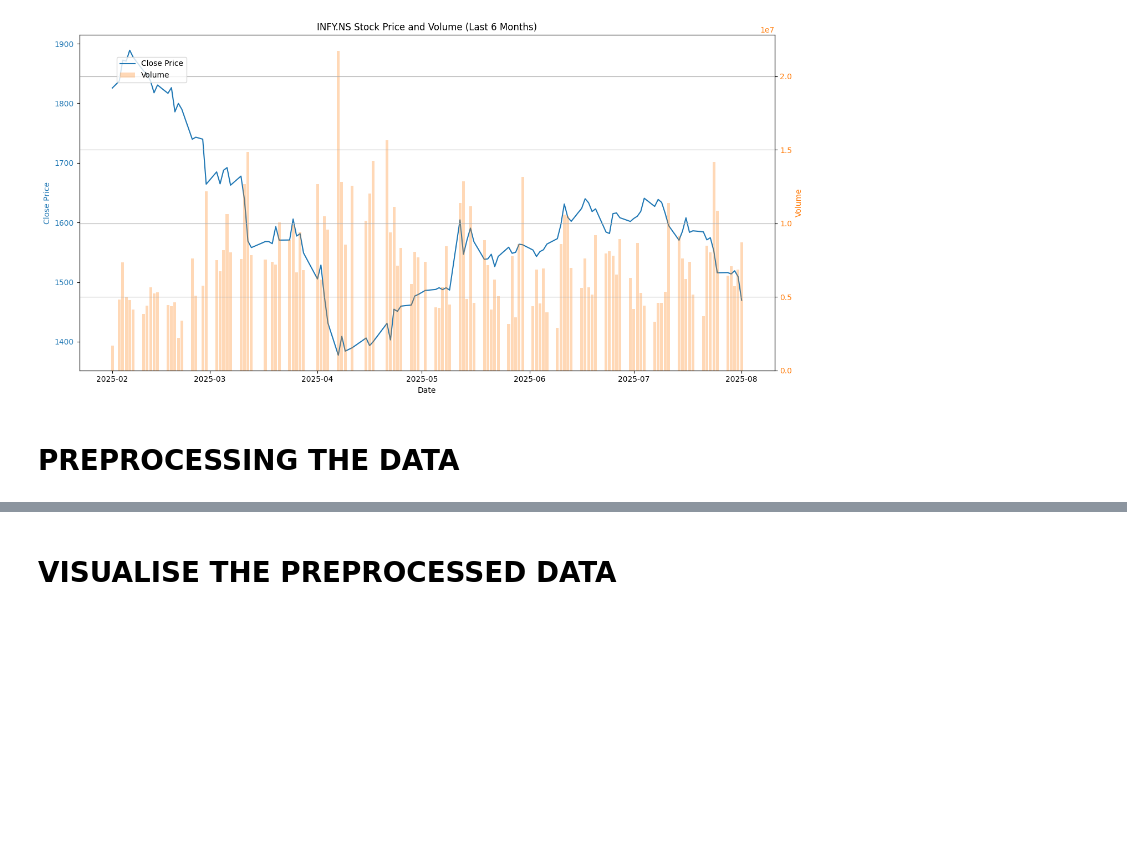
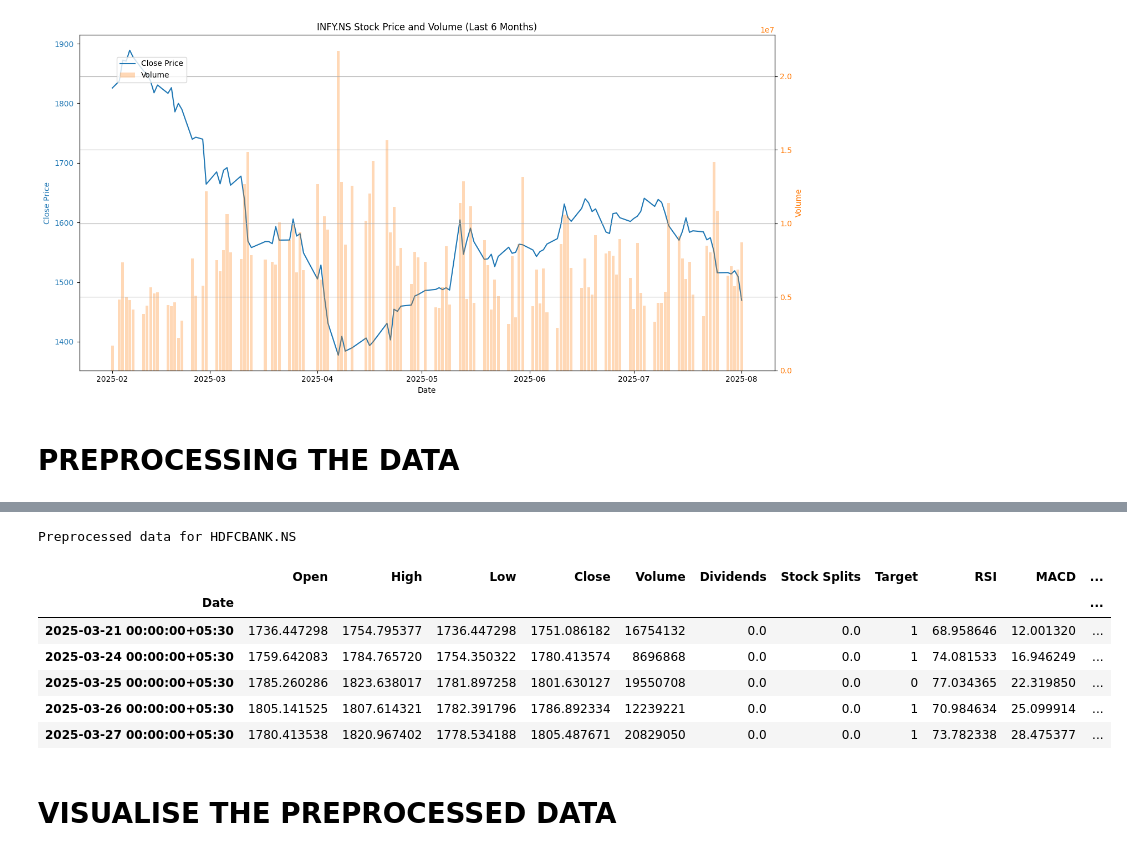
Before and after one commit to ayushcodes13/Algo-Trading-System-with-ML-Automation, a Jupyter notebook: xgboost.ipynb, the cells around one changed output, grey strips where cells are left out. Drawn from its saved outputs; the diff is of its cells as text; code cells hidden in the pictures; blank space fills up the shorter version.

```diff
--- a/xgboost.ipynb
+++ b/xgboost.ipynb
@@ -242,3 +260,19 @@ processed_data.head()
+# %%
+symbol = 'HDFCBANK.NS'
+print(f"Preprocessed data for {symbol}")
+data = yf.Ticker(symbol).history(period='6mo')
+
+processed_data = preprocess_stock(data)
+processed_data.head()
+# %% [output]
+Preprocessed data for HDFCBANK.NS
+|  | Open | High | Low | Close | Volume | Dividends | Stock Splits | Target | RSI | MACD | ... |
+| Date |  |  |  |  |  |  |  |  |  |  | ... |
+| 2025-03-21 00:00:00+05:30 | 1736.447298 | 1754.795377 | 1736.447298 | 1751.086182 | 16754132 | 0.0 | 0.0 | 1 | 68.958646 | 12.001320 | ... |
+| 2025-03-24 00:00:00+05:30 | 1759.642083 | 1784.765720 | 1754.350322 | 1780.413574 | 8696868 | 0.0 | 0.0 | 1 | 74.081533 | 16.946249 | ... |
+| 2025-03-25 00:00:00+05:30 | 1785.260286 | 1823.638017 | 1781.897258 | 1801.630127 | 19550708 | 0.0 | 0.0 | 0 | 77.034365 | 22.319850 | ... |
+| 2025-03-26 00:00:00+05:30 | 1805.141525 | 1807.614321 | 1782.391796 | 1786.892334 | 12239221 | 0.0 | 0.0 | 1 | 70.984634 | 25.099914 | ... |
+| 2025-03-27 00:00:00+05:30 | 1780.413538 | 1820.967402 | 1778.534188 | 1805.487671 | 20829050 | 0.0 | 0.0 | 1 | 73.782338 | 28.475377 | ... |
 # %% [markdown]
 # VISUALISE THE PREPROCESSED DATA
 # %%
```
Also changed, not shown: parts of 3 cells of this notebook.
